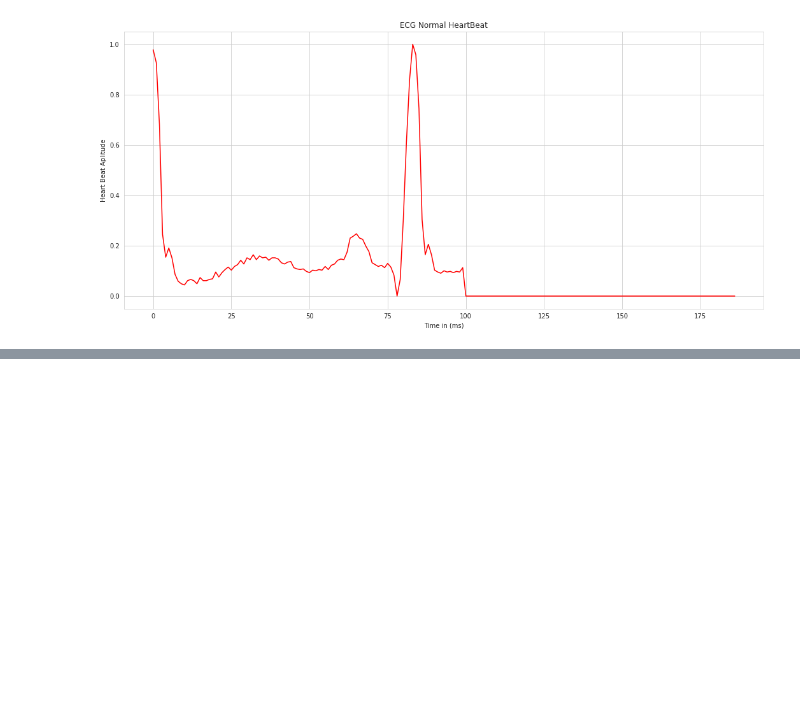
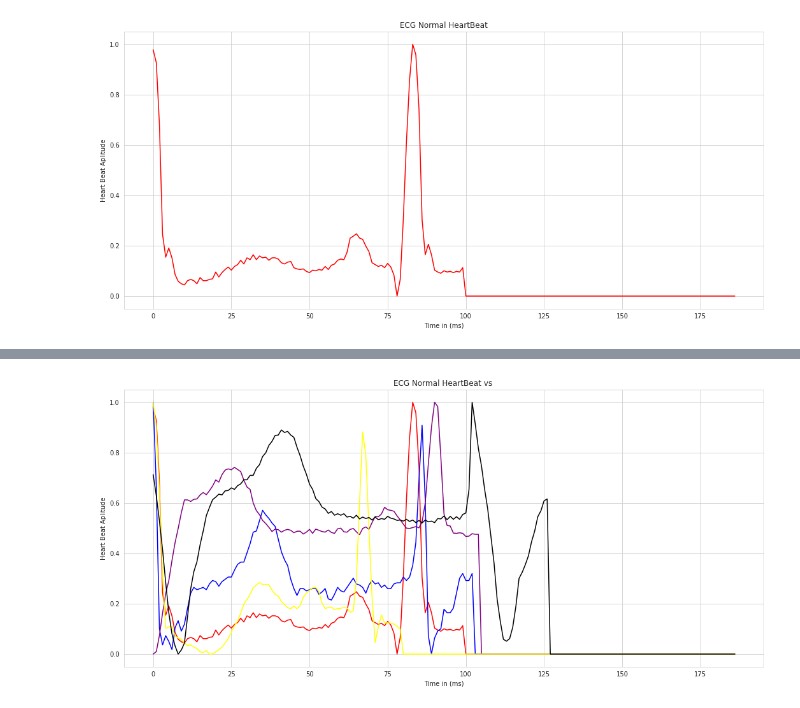
Before and after one commit to vinay2k2/HealthcareBasicsAndImageProcessing, a Jupyter notebook: ECGDataProcessing.ipynb, the cells around one changed output, grey strips where cells are left out. Cells and saved outputs as stored; diff of their text form; code cells hidden in the pictures; blank space fills up the shorter version.

```diff
--- a/ECGDataProcessing.ipynb
+++ b/ECGDataProcessing.ipynb
@@ -131,0 +150,15 @@ plt.show()
+# %%
+#compare class 1 vs normal
+sns.set_style('whitegrid')
+plt.figure(figsize = (18,8))
+plt.plot(train_data.iloc[0, 0:187], color = 'red', label = 'Normal Heartbeats')
+plt.plot(df_1.iloc[0, 0:187], color = 'blue', label = 'Supraventricular Ectopic Beats')
+plt.plot(df_2.iloc[0, 0:187], color = 'purple', label = 'V')
+plt.plot(df_3.iloc[0, 0:187], color = 'yellow', label = 'F')
+plt.plot(df_4.iloc[0, 0:187], color = 'black', label = 'Q')
+plt.title('ECG Normal HeartBeat vs ')
+plt.xlabel('Time in (ms)')
+plt.ylabel('Heart Beat Aplitude')
+plt.show()
+# %% [output]
+[figure, added]
```
Also changed, not shown: parts of 2 cells of this notebook.
